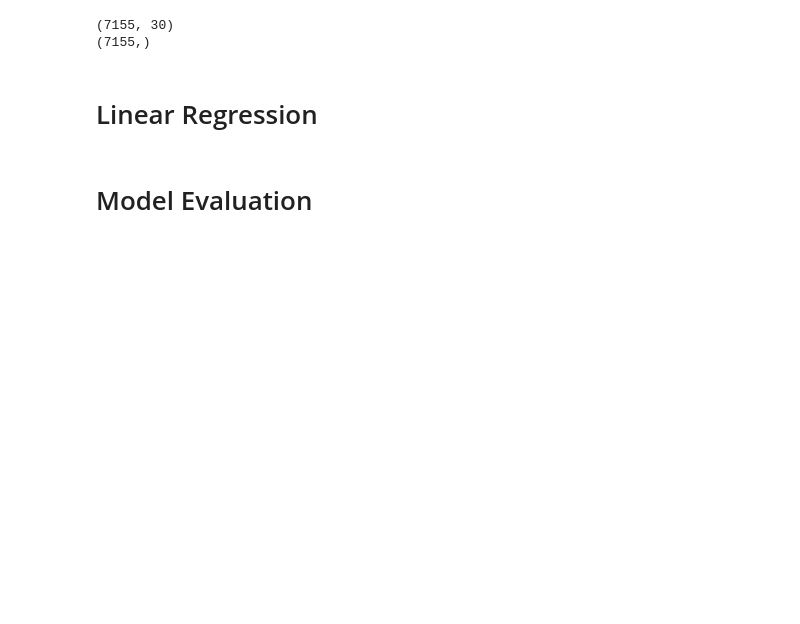
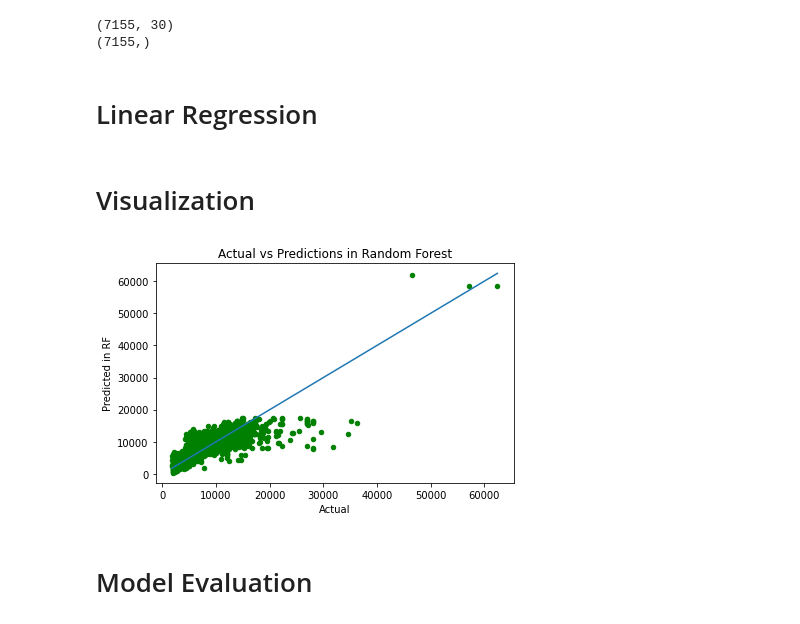
Before and after one commit to abuhurera8320/Flight_price_prediction, a Jupyter notebook: Flight_Price_Prediction.ipynb, the cells around one changed output. Saved outputs shown, nothing was run; the diff lists cells and outputs as text; code cells hidden in the pictures; blank space fills up the shorter version.

```diff
--- a/Flight_Price_Prediction.ipynb
+++ b/Flight_Price_Prediction.ipynb
@@ -299,6 +299,19 @@ regressor.fit(X_train, y_train)
 
 # Predicting the Test set results
 y_pred = regressor.predict(X_test)
+# %% [markdown]
+# Visualization
+# %%
+# Plot a scatter between predicted and actual
+plt.scatter(y_test, y_pred, s=20, c='green')
+plt.title('Actual vs Predictions in Random Forest')
+plt.xlabel('Actual')
+plt.ylabel('Predicted in RF')
+
+plt.plot([min(y_test), max(y_test)], [min(y_test), max(y_test)])
+plt.tight_layout()
+# %% [output]
+[figure, added]
 # %% [markdown]
 # Model Evaluation
 # %%
```
Also changed, not shown: parts of 13 cells of this notebook.
